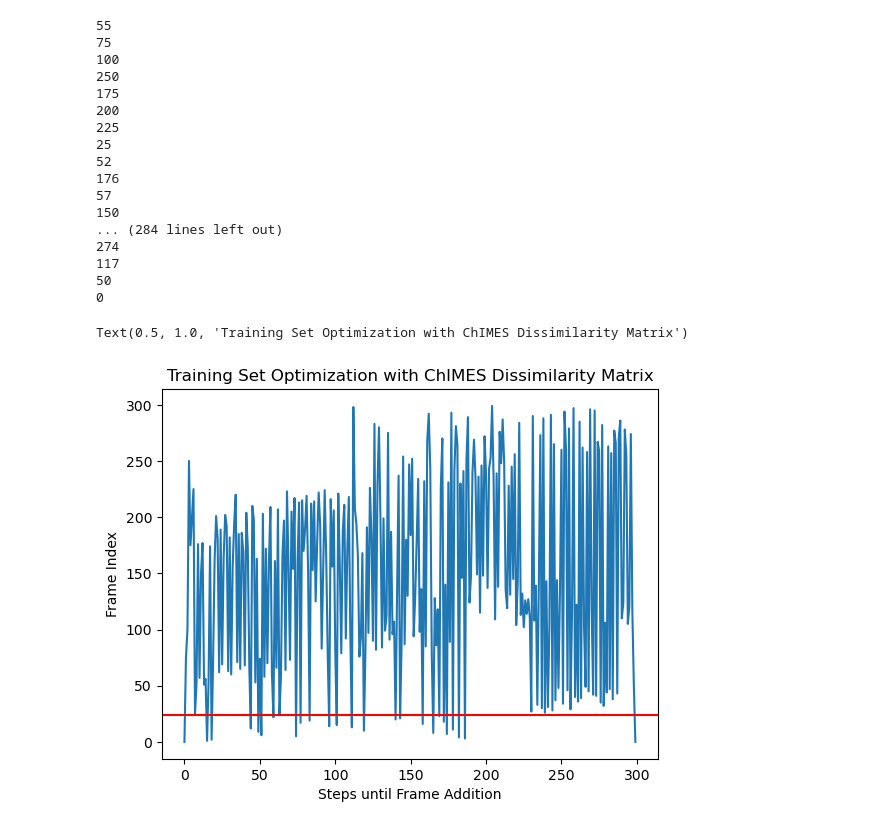
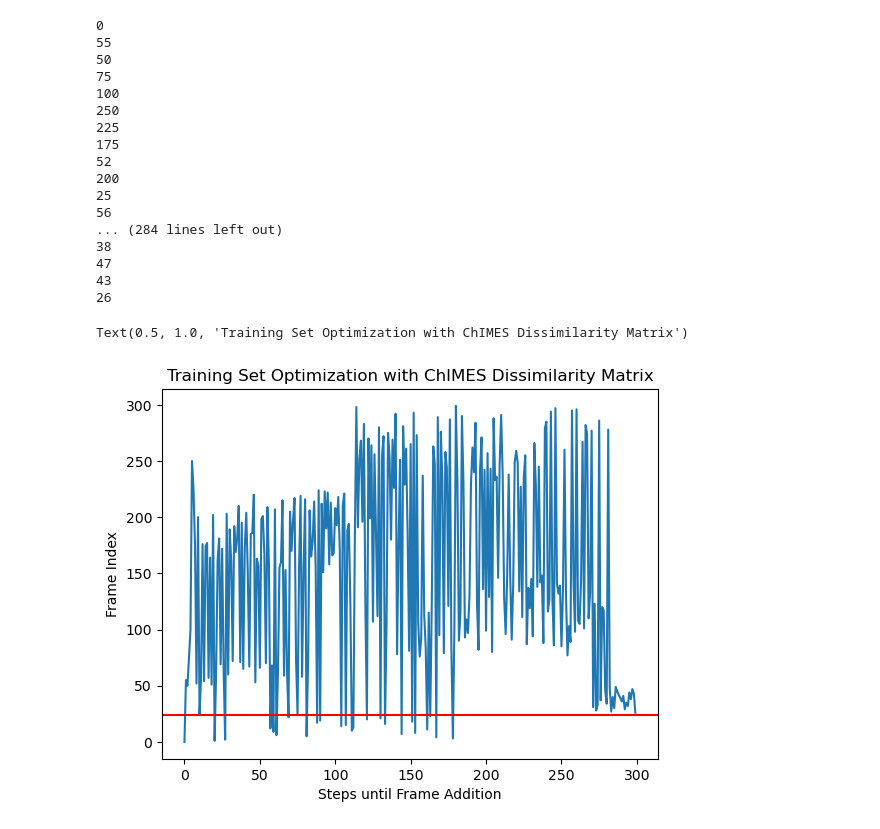
Before and after one commit to laubachb/chimes_CGD-myLLFork, a Jupyter notebook: dissimilarity_clustering/training_set_reduction/tsr_corr.ipynb, the cells around one changed output. Cells and saved outputs as stored; diff of their text form; code cells hidden in the pictures.

Commit message:
added pearson correlation to code

```diff
--- a/dissimilarity_clustering/training_set_reduction/tsr_corr.ipynb
+++ b/dissimilarity_clustering/training_set_reduction/tsr_corr.ipynb
@@ -14,13 +14,14 @@ Current working directory: c:\Users\lauba\Documents\GitHub\chimes_CGD-myLLFork\d
 # %%
 # Get the current working directory
 cwd = os.getcwd()
+print(cwd)
 
 # Define file paths with cwd appended
-file_path_2b = os.path.join(cwd, "dft_pds/2b_all_pd")
-file_path_3b = os.path.join(cwd, "dft_pds/3b_all_pd")
-file_path_4b = os.path.join(cwd, "dft_pds/4b_all_pd")
-file_path_labels = os.path.join(cwd, "dft_pds/labels_pd")
-file_path_natoms = os.path.join(cwd, "test_notebooks/energies_per_atom.txt")
+file_path_2b = os.path.join(cwd, "../dft_pds/2b_all_pd")
+file_path_3b = os.path.join(cwd, "../dft_pds/3b_all_pd")
+file_path_4b = os.path.join(cwd, "../dft_pds/4b_all_pd")
+file_path_labels = os.path.join(cwd, "../dft_pds/labels_pd")
+file_path_natoms = os.path.join(cwd, "../test_notebooks/energies_per_atom.txt")
 
 # Open pickle files with the updated file paths
 with open(file_path_2b, 'rb') as pickle_file:
@@ -98,29 +114,32 @@ FileNotFoundError: [Errno 2] No such file or directory: 'c:\\Users\\lauba\\Docum
 # %%
 # Initialize the minimum occurrence count required
+from scipy.stats.stats import pearsonr
+from tqdm import tqdm
+
 def compute_pij(phi1, phi2):
 
     # Compute statistics for training set
-    phi1_fingerprint = phi1.iloc[:-4]
-    phi1_fingerprint.to_numpy()
+    phi1_fingerprint = phi1.iloc[:-4].fillna(0)
+    phi1_fingerprint=phi1_fingerprint.to_numpy()
 
     # Compute statistics for phi2
-    phi2_fingerprint = phi2.iloc[:-4]
-    phi2_fingerprint.to_numpy()
+    phi2_fingerprint = phi2.iloc[:-4].fillna(0)
+    phi2_fingerprint=phi2_fingerprint.to_numpy()
 
-    correlation = np.corrcoef(phi1_fingerprint, phi2_fingerprint)[0,1]
+    correlation = pearsonr(phi1_fingerprint, phi2_fingerprint)
 
-    return correlation
+    return correlation.statistic
 
 n = int(len(df_fingerprints))
 pij_matrix = np.zeros((n,n))
 
 # Iterate over each pair of rows
-for i in range(n):
+for i in tqdm(range(n)):
     for j in range(n):
         # Compute the scalar using compute_pij function
         pij = compute_pij(df_fingerprints.iloc[i], df_fingerprints.iloc[j])
         # Assign the scalar to the corresponding index in zeros_array
-        pij_matrix[i, j] = pij
+        pij_matrix[i, j] = float(pij)
 
 # np.fill_diagonal(pij_matrix, -np.inf)
 pij_matrix = np.nan_to_num(pij_matrix, nan=0)
@@ -155,14 +174,14 @@ def calculate_min_pij(frame_pij_matrix):
         row_sums = np.sum(frame_pij_matrix, axis=1)
 
         # Find the index of the row with the minimum sum
-        max_index = np.argmax(row_sums)
+        max_index = np.argmin(row_sums)
     print(max_index)
 
     return max_index
 
 def update_datasets(training_frames, available_frames, pij_matrix_copy, training_pij, max_index):
 
-    pij_matrix_copy[max_index, :] = -np.inf
+    pij_matrix_copy[max_index, :] = np.inf
     column_n = pij_matrix_copy[:, max_index-1:max_index]
     training_pij = np.hstack((training_pij, column_n))
 
@@ -177,41 +196,41 @@ training_set = pd.DataFrame()
 training_set = pd.concat([training_set, df_fingerprints.iloc[starting_frame]])
 pij_matrix_copy = copy.copy(pij_matrix)
 
 # Modify Pij matrix
-pij_matrix_copy[starting_frame, :] = -np.inf
+pij_matrix_copy[starting_frame, :] = np.inf
 training_pij_copy = copy.copy(pij_matrix_copy[:, :1])
 
 # Extract the first column
 first_column = pij_matrix_copy[:, starting_frame]
 max_index = calculate_min_pij(first_column)
 
 frame_list = [0]
 for i in range(299):
     training_set, df_fingerprints, pij_matrix_copy, training_pij_copy = update_datasets(training_set, df_fingerprints, pij_matrix_copy, training_pij_copy, max_index)
     max_index = calculate_min_pij(training_pij_copy)
     frame_list.append(max_index)
 plt.plot(frame_list)
 plt.axhline(y=24, color='red')
 plt.xlabel("Steps until Frame Addition")
 plt.ylabel("Frame Index")
 plt.title("Training Set Optimization with ChIMES Dissimilarity Matrix")
 # %% [output]
+0
 55
+50
 75
 100
 250
+225
 175
+52
 200
-225
 25
-52
-176
-57
-150
+56
 ... (284 lines left out)
-274
-117
-50
-0
+38
+47
+43
+26
 Text(0.5, 1.0, 'Training Set Optimization with ChIMES Dissimilarity Matrix')
-[figure, old version]
+[figure, new version]
```
Also changed, not shown: parts of 4 cells of this notebook, 15 other files.
